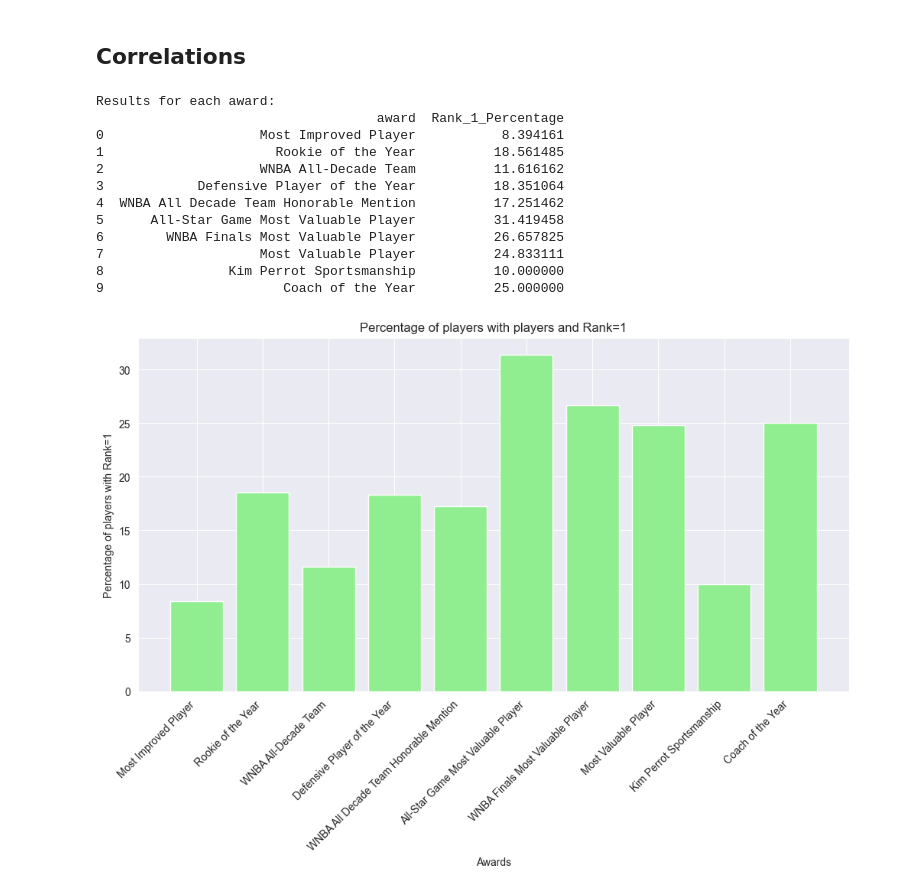
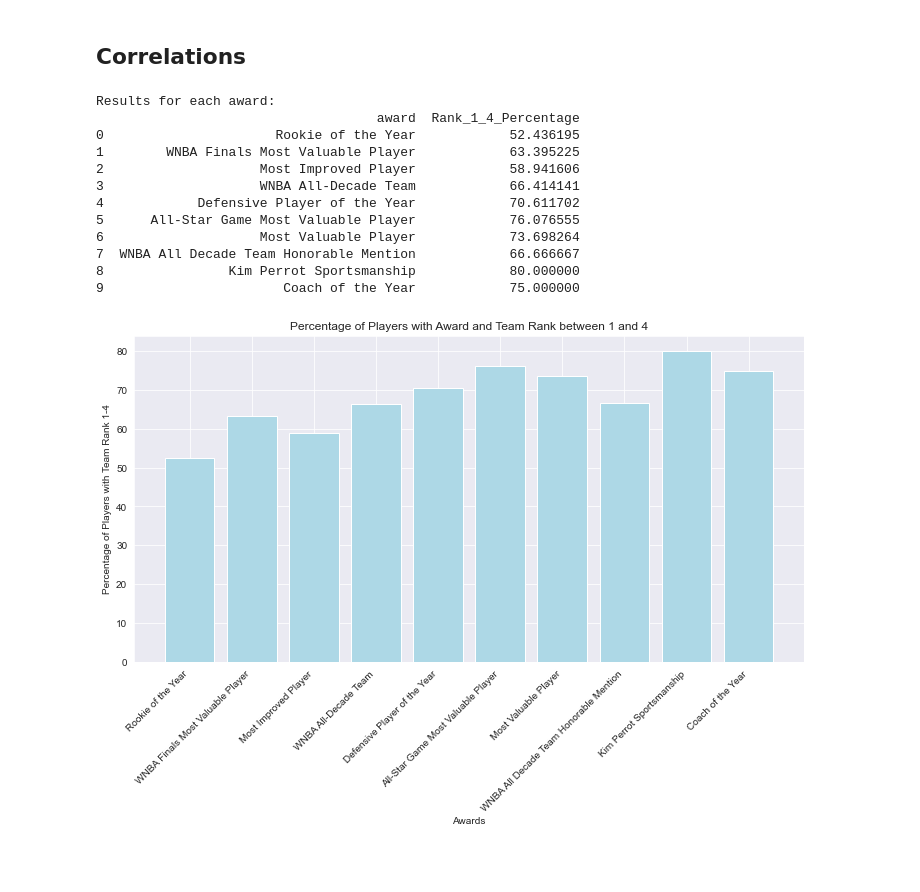
Before and after one commit to LukeDP/ML_G47, a Jupyter notebook: Code/src/noteBook.ipynb, the cells around one changed output. Cells and saved outputs as stored; diff of their text form; code cells hidden in the pictures; blank space fills up the shorter version.

```diff
--- a/Code/src/noteBook.ipynb
+++ b/Code/src/noteBook.ipynb
@@ -313,50 +313,49 @@ players_team_df = pd.read_csv('newDataset/players_teams_cleaned.csv')
 teams_df = pd.read_csv('../Other/basketballPlayoffs/teams.csv')
 
 merged_teams = pd.merge(players_team_df, teams_df, on='tmID', how='inner')
 final_df = pd.merge(merged_teams, awards_players_df, on=['playerID'], how='inner')
 
 
 awards_array = final_df['award'].unique()
 results = []
 
 for award in awards_array:
-
     award_df = final_df[final_df['award'] == award]
 
-    rank_1_count = award_df[(award_df['rank'] == 1)].shape[0]
+    rank_1_4_count = award_df[(award_df['rank'] >= 1) & (award_df['rank'] <= 4)].shape[0]
     total_count = award_df.shape[0]
 
     if total_count > 0:
-        rank_1_percentage = (rank_1_count / total_count) * 100
+        rank_1_4_percentage = (rank_1_4_count / total_count) * 100
     else:
-        rank_1_percentage = 0
+        rank_1_4_percentage = 0
 
-    results.append({'award': award, 'Rank_1_Percentage': rank_1_percentage})
+    results.append({'award': award, 'Rank_1_4_Percentage': rank_1_4_percentage})
 
 results_df = pd.DataFrame(results)
 
 print("\nResults for each award:")
 print(results_df)
 
 # 9. Visualizzazione della percentuale in un grafico a barre
 plt.figure(figsize=(12, 6))
-plt.bar(results_df['award'], results_df['Rank_1_Percentage'], color='lightgreen')
-plt.title('Percentage of players with players and Rank=1')
+plt.bar(results_df['award'], results_df['Rank_1_4_Percentage'], color='lightblue')
+plt.title('Percentage of Players with Award and Team Rank between 1 and 4')
 plt.xlabel('Awards')
-plt.ylabel('Percentage of players with Rank=1')
+plt.ylabel('Percentage of Players with Team Rank 1-4')
 plt.xticks(rotation=45, ha='right')
 plt.show()
 # %% [output]
 Results for each award:
-                                    award  Rank_1_Percentage
-0                    Most Improved Player           8.394161
-1                      Rookie of the Year          18.561485
-2                    WNBA All-Decade Team          11.616162
-3            Defensive Player of the Year          18.351064
-4  WNBA All Decade Team Honorable Mention          17.251462
-5      All-Star Game Most Valuable Player          31.419458
-6        WNBA Finals Most Valuable Player          26.657825
-7                    Most Valuable Player          24.833111
-8                Kim Perrot Sportsmanship          10.000000
-9                       Coach of the Year          25.000000
+                                    award  Rank_1_4_Percentage
+0                      Rookie of the Year            52.436195
+1        WNBA Finals Most Valuable Player            63.395225
+2                    Most Improved Player            58.941606
+3                    WNBA All-Decade Team            66.414141
+4            Defensive Player of the Year            70.611702
+5      All-Star Game Most Valuable Player            76.076555
+6                    Most Valuable Player            73.698264
+7  WNBA All Decade Team Honorable Mention            66.666667
+8                Kim Perrot Sportsmanship            80.000000
+9                       Coach of the Year            75.000000
-[figure, old version]
+[figure, new version]
```
Also changed, not shown: 3 other files.
